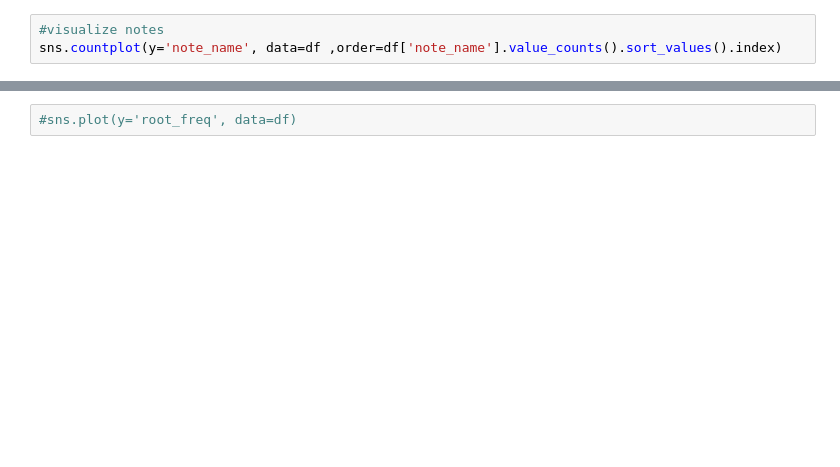
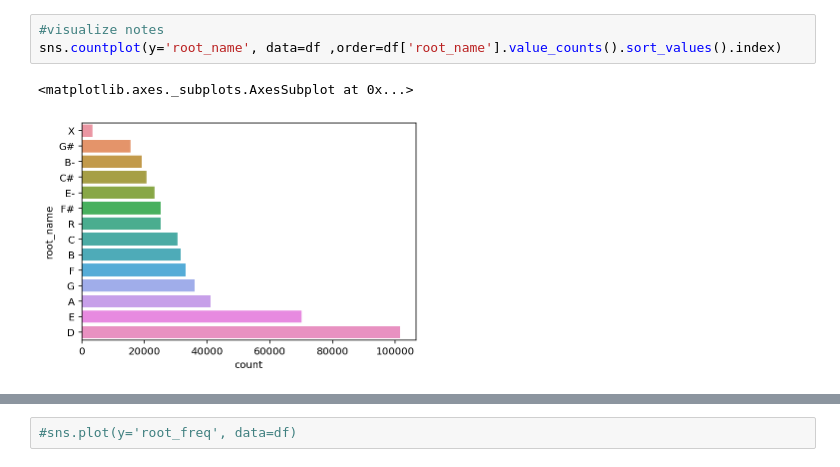
Before and after one commit to WermooZ/ml_music_anal, a Jupyter notebook: plots_stats.ipynb, the cells around one changed output, grey strips where cells are left out. Drawn from its saved outputs; the diff is of its cells as text; blank space fills up the shorter version.

```diff
--- a/plots_stats.ipynb
+++ b/plots_stats.ipynb
@@ -18,5 +20,8 @@ sns.countplot(y='octave', data=df)
 # %%
 #visualize notes
-sns.countplot(y='note_name', data=df ,order=df['note_name'].value_counts().sort_values().index)
+sns.countplot(y='root_name', data=df ,order=df['root_name'].value_counts().sort_values().index)
+# %% [output]
+<matplotlib.axes._subplots.AxesSubplot at 0x...>
+[figure, added]
 # %%
 # visualize durations
```
Also changed, not shown: parts of 17 cells of this notebook, 6 other files.
